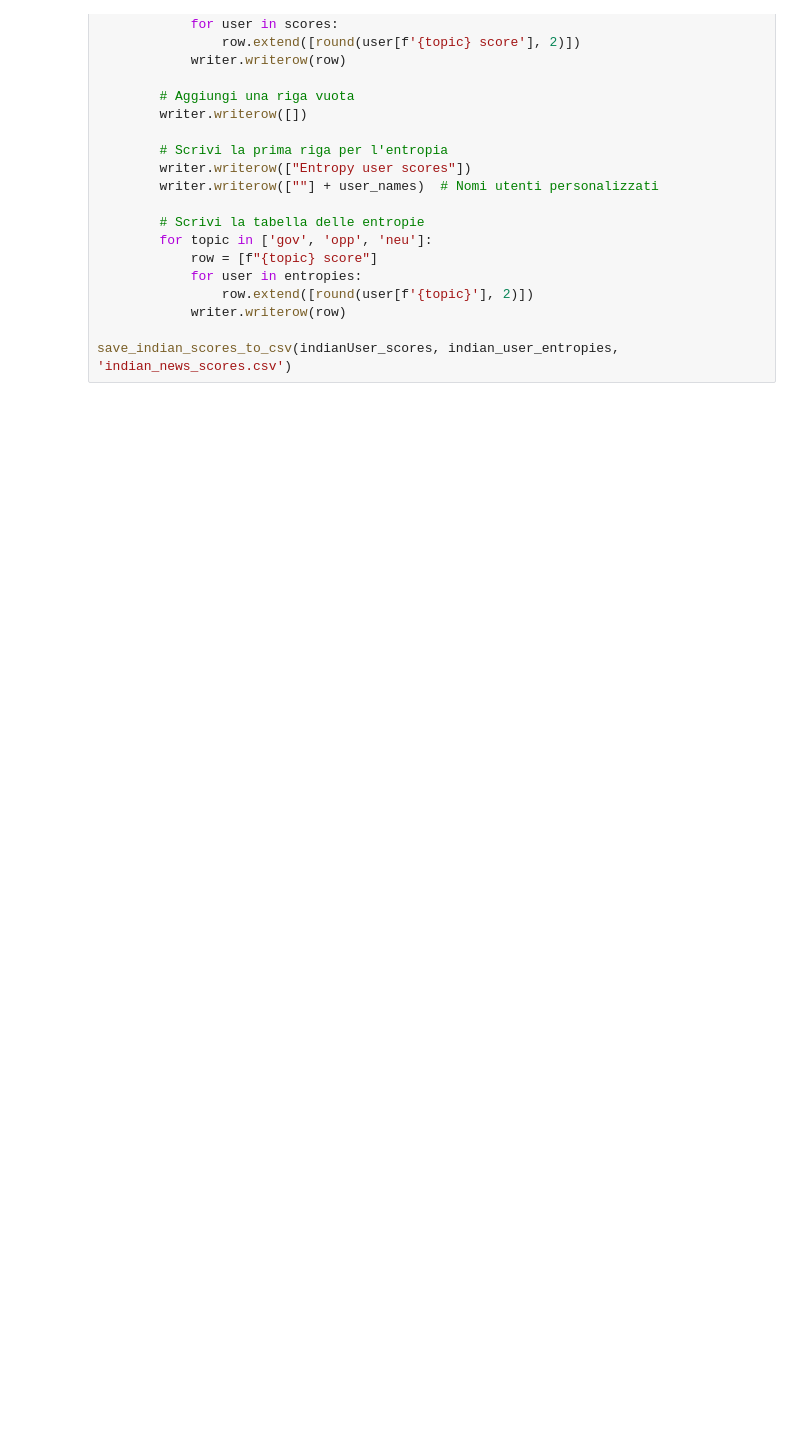
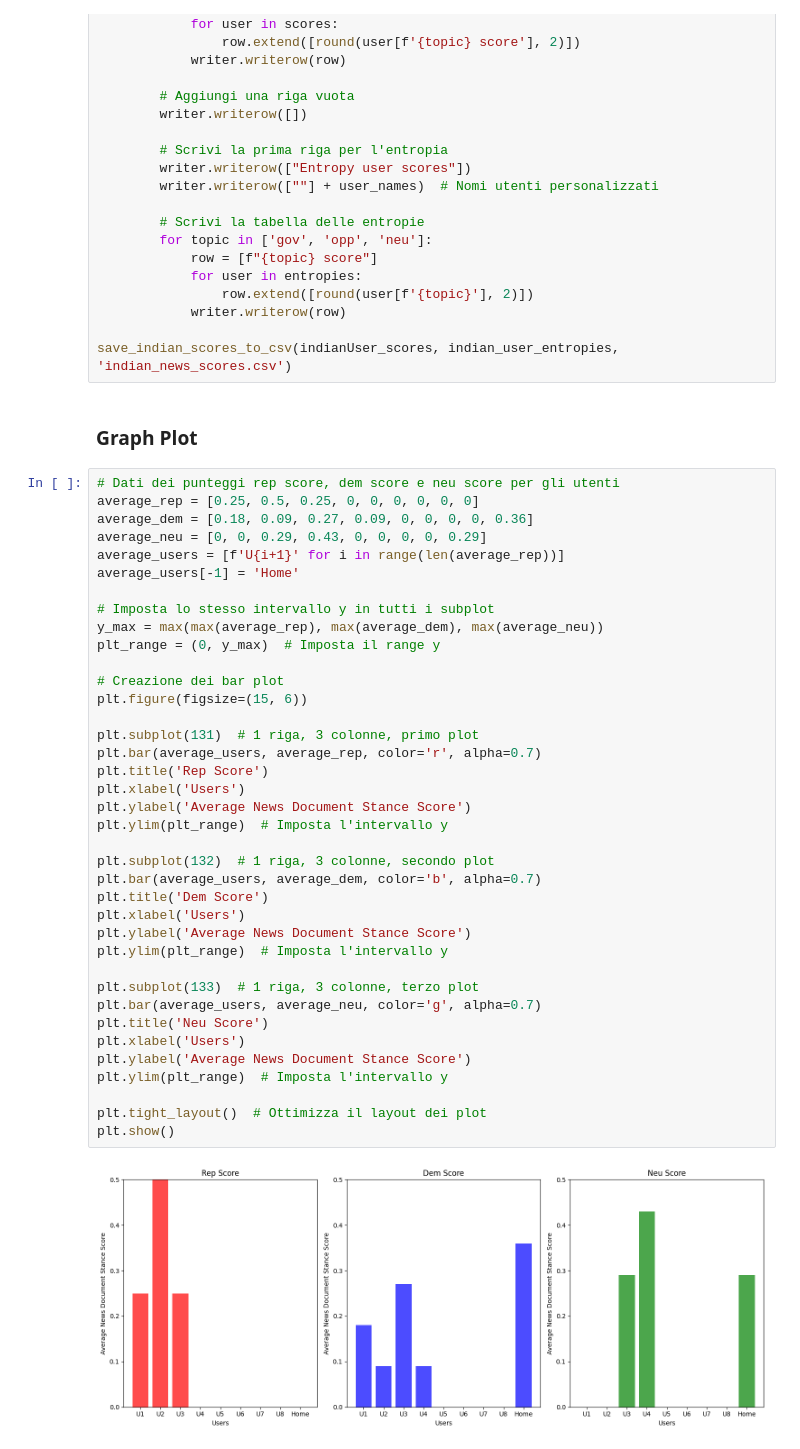
Before and after one commit to iamluirio/echo-chambers-news-aggregators, a Jupyter notebook: Code analysis/NLP/Single modules/filter_bubbles.ipynb, the cells around one changed output. Cells and saved outputs as stored; diff of their text form; blank space fills up the shorter version.

```diff
--- a/Code analysis/NLP/Single modules/filter_bubbles.ipynb
+++ b/Code analysis/NLP/Single modules/filter_bubbles.ipynb
@@ -484,3 +485,45 @@ def save_indian_scores_to_csv(scores, entropies, file_name):
             writer.writerow(row)
 
 save_indian_scores_to_csv(indianUser_scores, indian_user_entropies, 'indian_news_scores.csv')
+# %% [markdown]
+### Graph Plot
+# %%
+# Dati dei punteggi rep score, dem score e neu score per gli utenti
+average_rep = [0.25, 0.5, 0.25, 0, 0, 0, 0, 0, 0]
+average_dem = [0.18, 0.09, 0.27, 0.09, 0, 0, 0, 0, 0.36]
+average_neu = [0, 0, 0.29, 0.43, 0, 0, 0, 0, 0.29]
+average_users = [f'U{i+1}' for i in range(len(average_rep))]
+average_users[-1] = 'Home'
+
+# Imposta lo stesso intervallo y in tutti i subplot
+y_max = max(max(average_rep), max(average_dem), max(average_neu))
+plt_range = (0, y_max)  # Imposta il range y
+
+# Creazione dei bar plot
+plt.figure(figsize=(15, 6))
+
+plt.subplot(131)  # 1 riga, 3 colonne, primo plot
+plt.bar(average_users, average_rep, color='r', alpha=0.7)
+plt.title('Rep Score')
+plt.xlabel('Users')
+plt.ylabel('Average News Document Stance Score')
+plt.ylim(plt_range)  # Imposta l'intervallo y
+
+plt.subplot(132)  # 1 riga, 3 colonne, secondo plot
+plt.bar(average_users, average_dem, color='b', alpha=0.7)
+plt.title('Dem Score')
+plt.xlabel('Users')
+plt.ylabel('Average News Document Stance Score')
+plt.ylim(plt_range)  # Imposta l'intervallo y
+
+plt.subplot(133)  # 1 riga, 3 colonne, terzo plot
+plt.bar(average_users, average_neu, color='g', alpha=0.7)
+plt.title('Neu Score')
+plt.xlabel('Users')
+plt.ylabel('Average News Document Stance Score')
+plt.ylim(plt_range)  # Imposta l'intervallo y
+
+plt.tight_layout()  # Ottimizza il layout dei plot
+plt.show()
+# %% [output]
+[figure, added]
```
Also changed, not shown: parts of 10 cells of this notebook.
